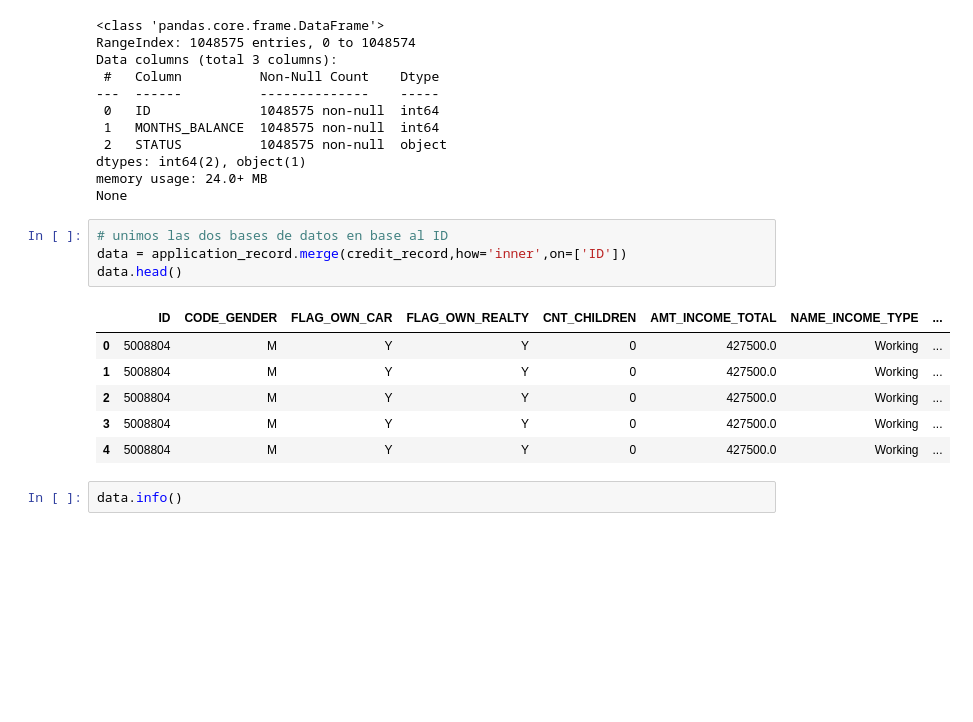
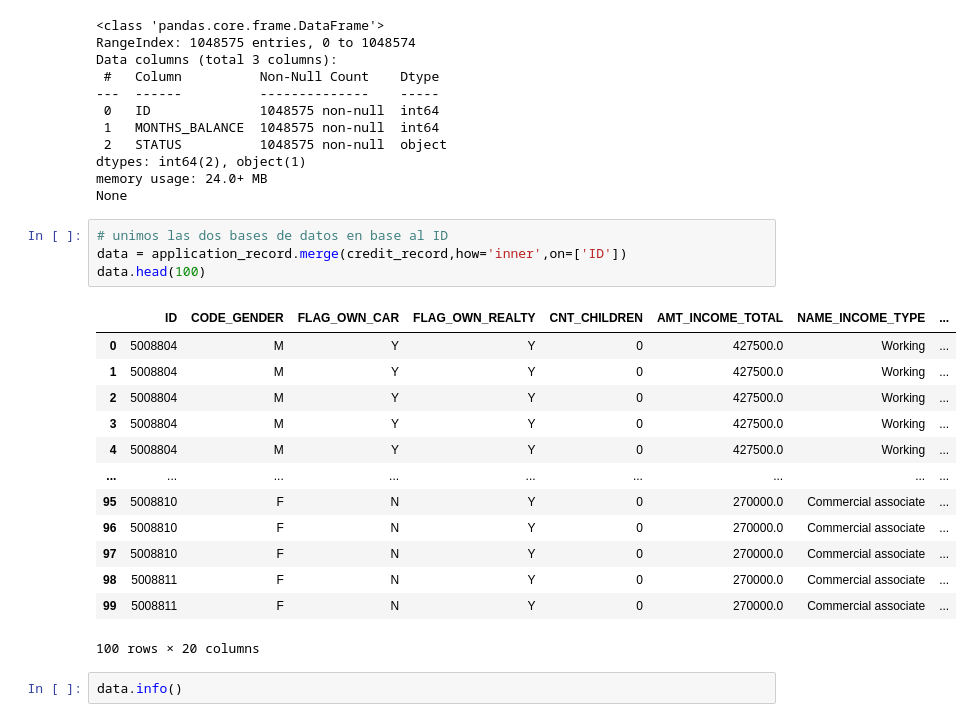
Before and after one commit to eolo-ws/proyecto-2-mineria-de-datos, a Jupyter notebook: proyecto-2-mineria-grupo-5.ipynb, the cells around one changed output. Saved outputs shown, nothing was run; the diff lists cells and outputs as text; blank space fills up the shorter version.

```diff
--- a/proyecto-2-mineria-grupo-5.ipynb
+++ b/proyecto-2-mineria-grupo-5.ipynb
@@ -117,14 +109,21 @@ None
 # %%
 # unimos las dos bases de datos en base al ID
 data = application_record.merge(credit_record,how='inner',on=['ID'])
-data.head()
+data.head(100)
 # %% [output]
 |  | ID | CODE_GENDER | FLAG_OWN_CAR | FLAG_OWN_REALTY | CNT_CHILDREN | AMT_INCOME_TOTAL | NAME_INCOME_TYPE | ... |
 | 0 | 5008804 | M | Y | Y | 0 | 427500.0 | Working | ... |
 | 1 | 5008804 | M | Y | Y | 0 | 427500.0 | Working | ... |
 | 2 | 5008804 | M | Y | Y | 0 | 427500.0 | Working | ... |
 | 3 | 5008804 | M | Y | Y | 0 | 427500.0 | Working | ... |
 | 4 | 5008804 | M | Y | Y | 0 | 427500.0 | Working | ... |
+| ... | ... | ... | ... | ... | ... | ... | ... | ... |
+| 95 | 5008810 | F | N | Y | 0 | 270000.0 | Commercial associate | ... |
+| 96 | 5008810 | F | N | Y | 0 | 270000.0 | Commercial associate | ... |
+| 97 | 5008810 | F | N | Y | 0 | 270000.0 | Commercial associate | ... |
+| 98 | 5008811 | F | N | Y | 0 | 270000.0 | Commercial associate | ... |
+| 99 | 5008811 | F | N | Y | 0 | 270000.0 | Commercial associate | ... |
+100 rows × 20 columns
 # %%
 data.info()
 # %% [output]
```
Also changed, not shown: parts of 5 cells of this notebook.
